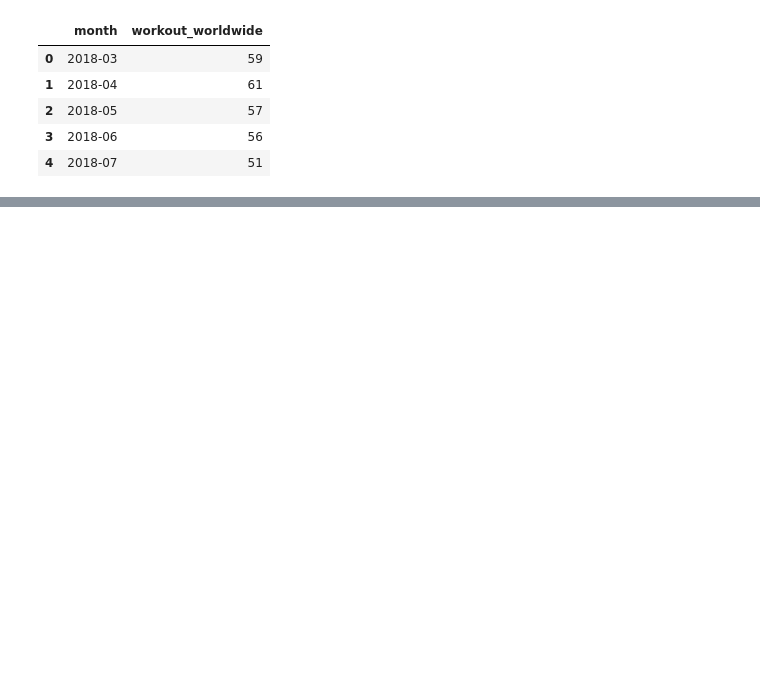
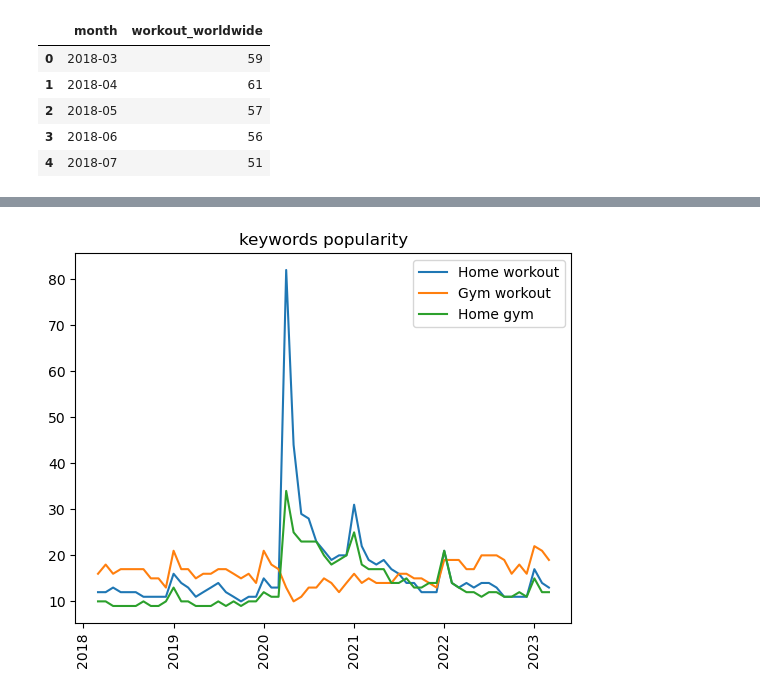
Before and after one commit to Nawel-Bellil/AI, a Jupyter notebook: fitness_studio/workspace/market-analysis.ipynb, the cells around one changed output, grey strips where cells are left out. Drawn from its saved outputs; the diff is of its cells as text; code cells hidden in the pictures; blank space fills up the shorter version.

Commit message:
most popular keyword covid vs now

```diff
--- a/fitness_studio/workspace/market-analysis.ipynb
+++ b/fitness_studio/workspace/market-analysis.ipynb
@@ -69,0 +76,8 @@ KeyError: 100
+# %%
+three_keywords = pd.read_csv('C:/Users/Morsi Store DZ/AI/fitness_studio/workspace/data/three_keywords.csv',parse_dates=['month'])
+#print(type(three_keywords))
+three_keywords.head()
+#time = pd.to_datetime(three_keywords['month'])
+covid_three_keywords = three_keywords[(three_keywords['month']>='2019-01-01') & (three_keywords['month']<='2022-12-01')]
+#covid_three_keywords.head()
+covid_three_keywords.describe()
@@ -69,0 +94,14 @@ KeyError: 100
+# %%
+peak_covid = 'Home workout'
+
+plt.plot(three_keywords["month"], three_keywords["home_workout_worldwide"], label="Home workout")
+plt.plot(three_keywords["month"], three_keywords["gym_workout_worldwide"], label="Gym workout")
+plt.plot(three_keywords["month"], three_keywords["home_gym_worldwide"], label="Home gym")
+plt.xticks(rotation=90)
+plt.title('keywords popularity')
+plt.legend()
+plt.show()
+
+current  = 'Gym workout'
+# %% [output]
+[figure, added]
```
Also changed, not shown: parts of 5 cells of this notebook.
